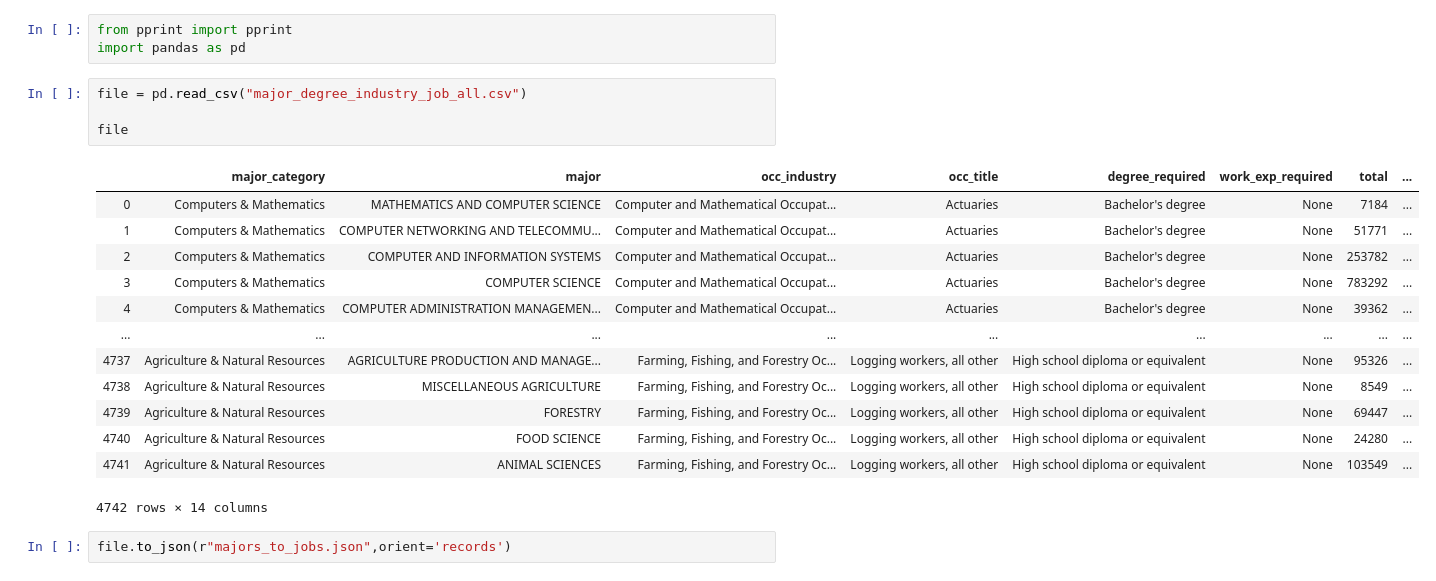
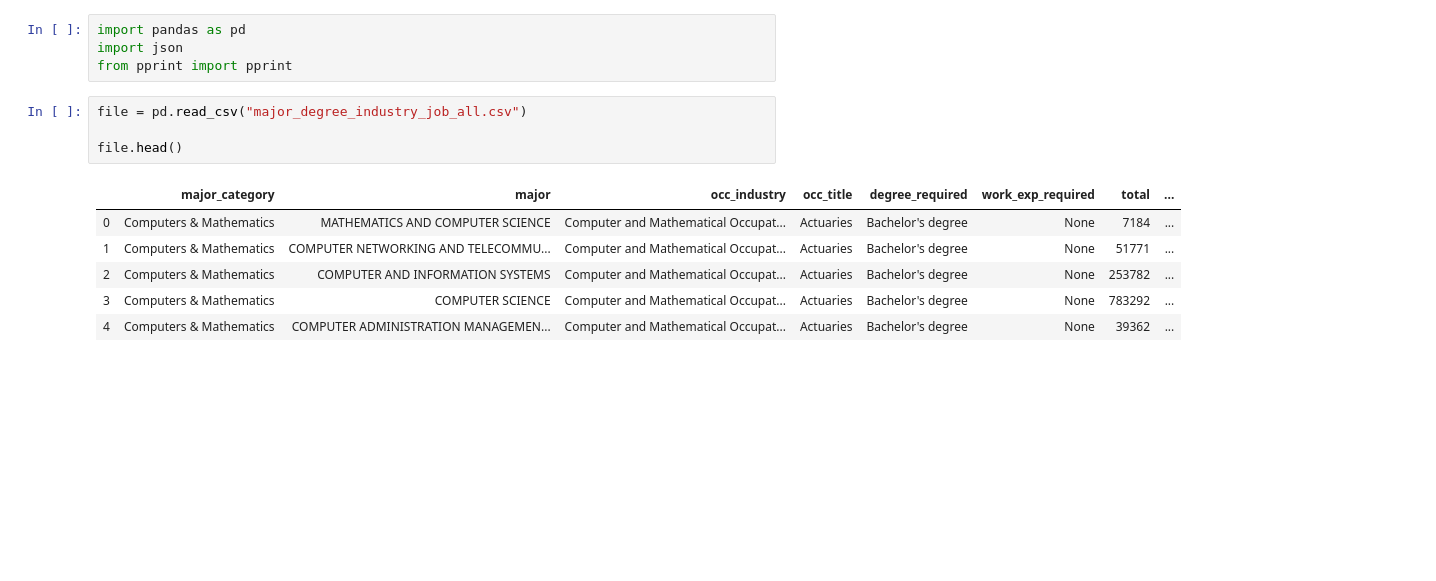
Before and after one commit to FortunED-Tellers/FortunED, a Jupyter notebook: data/processed/swati.ipynb, the cells around one changed output. Drawn from its saved outputs; the diff is of its cells as text; blank space fills up the shorter version.

```diff
--- a/data/processed/swati.ipynb
+++ b/data/processed/swati.ipynb
@@ -1,23 +1,15 @@
-# %%
-from pprint import pprint
-import pandas as pd
+# %%
+import pandas as pd
+import json
+from pprint import pprint
 # %%
 file = pd.read_csv("major_degree_industry_job_all.csv")
 
-file
+file.head()
 # %% [output]
 |  | major_category | major | occ_industry | occ_title | degree_required | work_exp_required | total | ... |
 | 0 | Computers & Mathematics | MATHEMATICS AND COMPUTER SCIENCE | Computer and Mathematical Occupat... | Actuaries | Bachelor's degree | None | 7184 | ... |
 | 1 | Computers & Mathematics | COMPUTER NETWORKING AND TELECOMMU... | Computer and Mathematical Occupat... | Actuaries | Bachelor's degree | None | 51771 | ... |
 | 2 | Computers & Mathematics | COMPUTER AND INFORMATION SYSTEMS | Computer and Mathematical Occupat... | Actuaries | Bachelor's degree | None | 253782 | ... |
 | 3 | Computers & Mathematics | COMPUTER SCIENCE | Computer and Mathematical Occupat... | Actuaries | Bachelor's degree | None | 783292 | ... |
 | 4 | Computers & Mathematics | COMPUTER ADMINISTRATION MANAGEMEN... | Computer and Mathematical Occupat... | Actuaries | Bachelor's degree | None | 39362 | ... |
-| ... | ... | ... | ... | ... | ... | ... | ... | ... |
-| 4737 | Agriculture & Natural Resources | AGRICULTURE PRODUCTION AND MANAGE... | Farming, Fishing, and Forestry Oc... | Logging workers, all other | High school diploma or equivalent | None | 95326 | ... |
-| 4738 | Agriculture & Natural Resources | MISCELLANEOUS AGRICULTURE | Farming, Fishing, and Forestry Oc... | Logging workers, all other | High school diploma or equivalent | None | 8549 | ... |
-| 4739 | Agriculture & Natural Resources | FORESTRY | Farming, Fishing, and Forestry Oc... | Logging workers, all other | High school diploma or equivalent | None | 69447 | ... |
-| 4740 | Agriculture & Natural Resources | FOOD SCIENCE | Farming, Fishing, and Forestry Oc... | Logging workers, all other | High school diploma or equivalent | None | 24280 | ... |
-| 4741 | Agriculture & Natural Resources | ANIMAL SCIENCES | Farming, Fishing, and Forestry Oc... | Logging workers, all other | High school diploma or equivalent | None | 103549 | ... |
-4742 rows × 14 columns
-# %%
-file.to_json(r"majors_to_jobs.json",orient='records')
```
Also changed, not shown: parts of 5 cells of this notebook, 1 other file.
